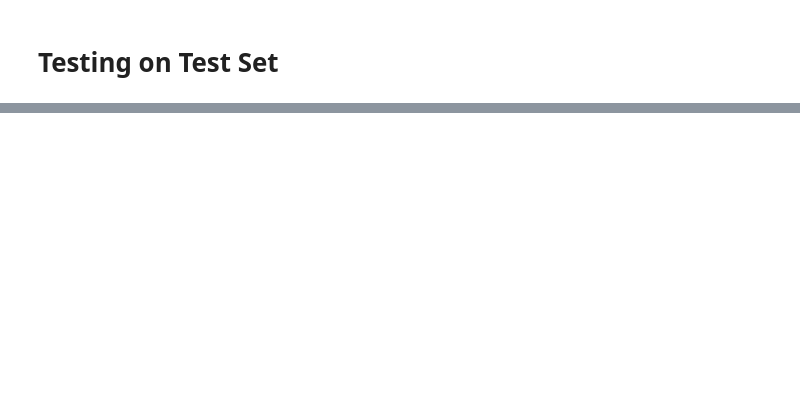
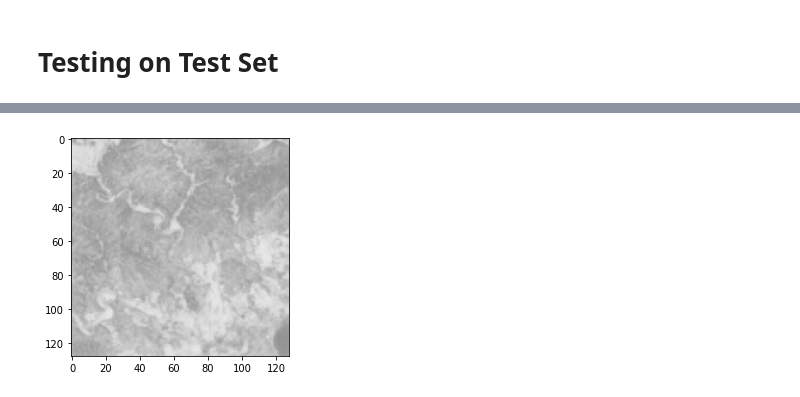
Before and after one commit to kylechanpols/sid, a Jupyter notebook: v2/fit_monitor.ipynb, the cells around one changed output, grey strips where cells are left out. Drawn from its saved outputs; the diff is of its cells as text; code cells hidden in the pictures; blank space fills up the shorter version.

```diff
--- a/v2/fit_monitor.ipynb
+++ b/v2/fit_monitor.ipynb
@@ -29,5 +58,6 @@ None
 # %%
-log_dir = "logs/fit/" + datetime.datetime.now().strftime("%Y%m%d-%H%M%S")
+model_name = "2.1-unet-6c"
+log_dir = f'logs/fit/{datetime.datetime.now().strftime("%Y%m%d-%H%M%S")}-{model_name}'
 tensorboard_callback = tf.keras.callbacks.TensorBoard(log_dir=log_dir, histogram_freq=1)
 
 # On GPU
@@ -37,6 +67,4 @@ model_history = model.fit(dataset['train'], epochs=EPOCHS,
                           validation_steps=VALIDATION_STEPS,
                           validation_data=dataset['dev'],
                           callbacks = [tensorboard_callback])
-
-%tensorboard --logdir logs/fit
 # %% [output]
@@ -77,0 +113,2 @@ print(f"{mod_name} Test Performance: {loss}")
+# %%
+preds = model.predict(dataset['test'])
@@ -77,0 +137,6 @@ print(f"{mod_name} Test Performance: {loss}")
+# %%
+ex = preds[12,:,:,:]
+plt.imshow(ex, vmin=-1, vmax=1, cmap="gray")
+plt.show()
+# %% [output]
+[figure, added]
```
Also changed, not shown: parts of 19 cells of this notebook, 9 other files.
